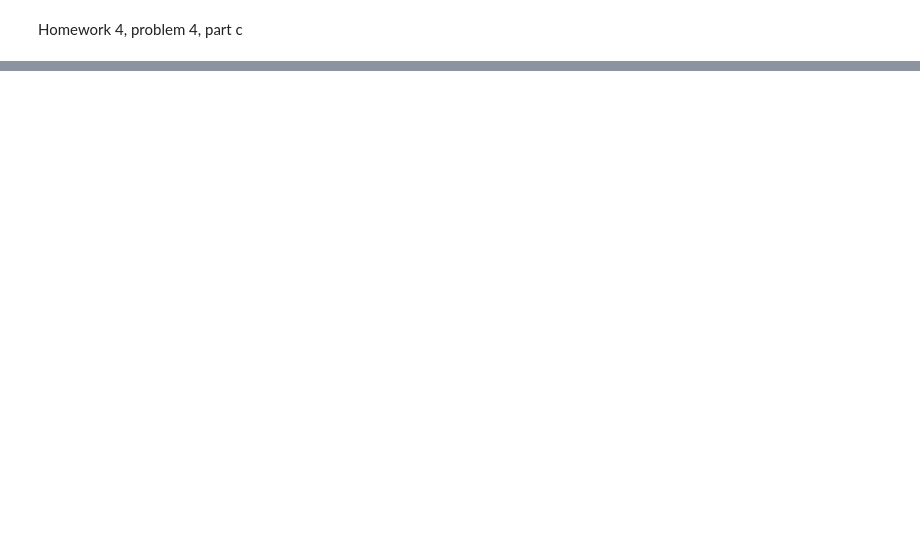
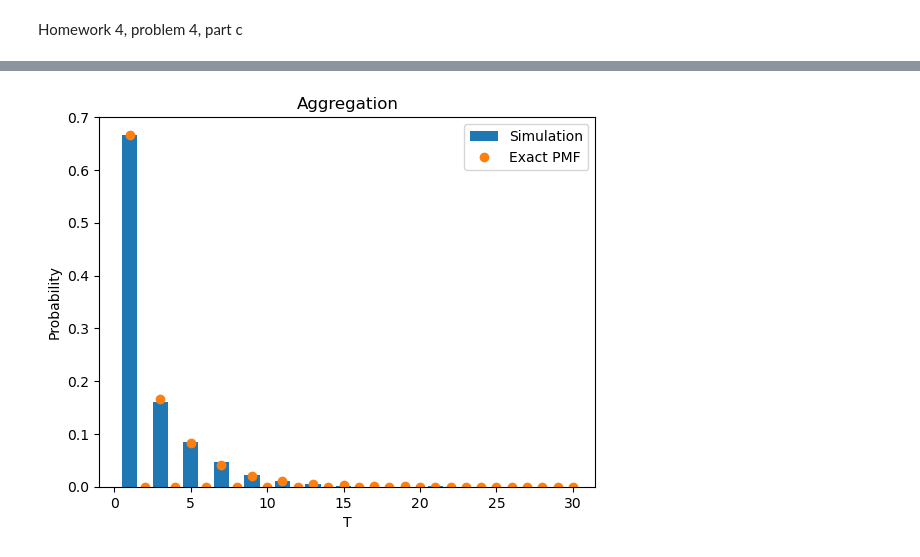
Before and after one commit to emelie-rahn/Markov2026, a Jupyter notebook: hw4_problem4.ipynb, the cells around one changed output, grey strips where cells are left out. Drawn from its saved outputs; the diff is of its cells as text; code cells hidden in the pictures; blank space fills up the shorter version.

```diff
--- a/hw4_problem4.ipynb
+++ b/hw4_problem4.ipynb
@@ -83,0 +136,7 @@ plt.show()
+# %%
+h = np.linalg.solve(
+    np.eye(3) - Q,
+    R[:, 0]
+)
+
+print("h =", h)
@@ -83,0 +161,15 @@ plt.show()
+# %%
+h_A = 1 - h_I
+pmf_aggregate = []
+
+for n in n_values:
+
+    Q_power = np.linalg.matrix_power(Q, n - 1)
+
+    probability = (
+        Q_power[1, :] @ R[:, 1]
+    ) / h_A
+
+    pmf_aggregate.append(probability)
+
+pmf_aggregate = np.array(pmf_aggregate)
@@ -83,0 +199,23 @@ plt.show()
+# %%
+plt.hist(
+    aggregate_times,
+    bins = np.arange(0.5, max(aggregate_times) + 1.5, 1),
+    density = True,
+    label = "Simulation"
+)
+
+plt.plot(
+    n_values,
+    pmf_aggregate,
+    "o",
+    label = "Exact PMF"
+)
+
+plt.xlabel("T")
+plt.ylabel("Probability")
+plt.title("Aggregation")
+plt.legend()
+
+plt.show()
+# %% [output]
+[figure, added]
```
Also changed, not shown: parts of 16 cells of this notebook.
